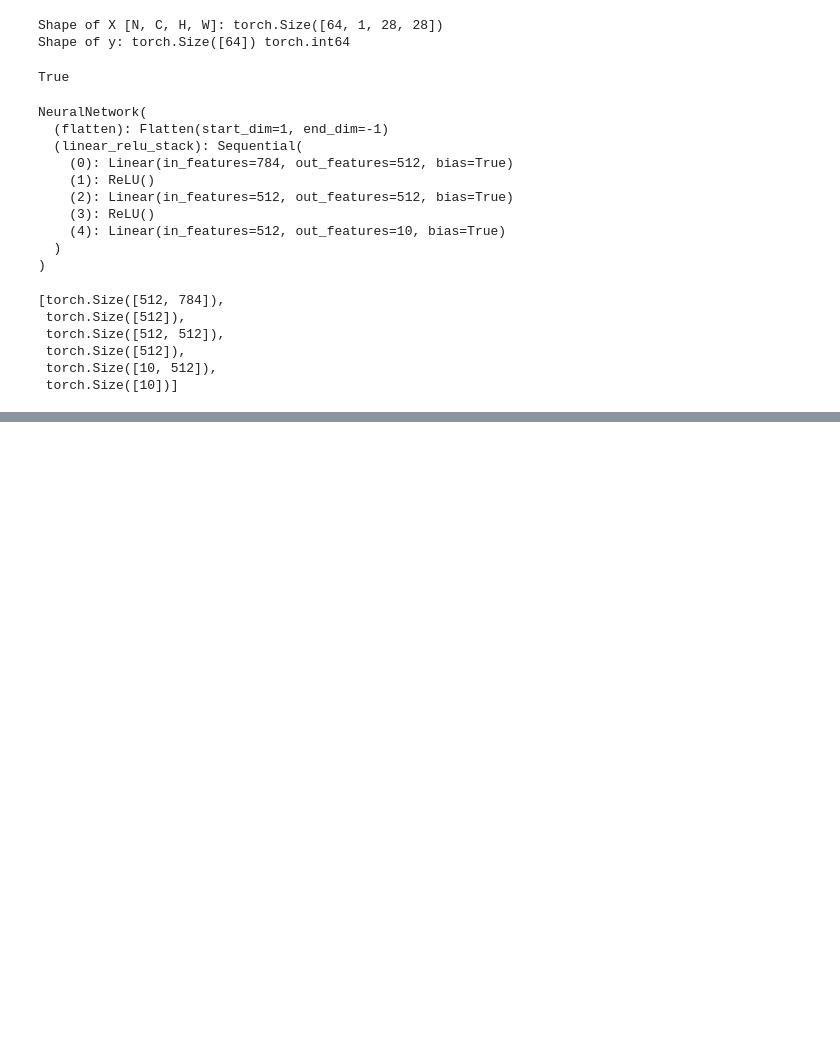
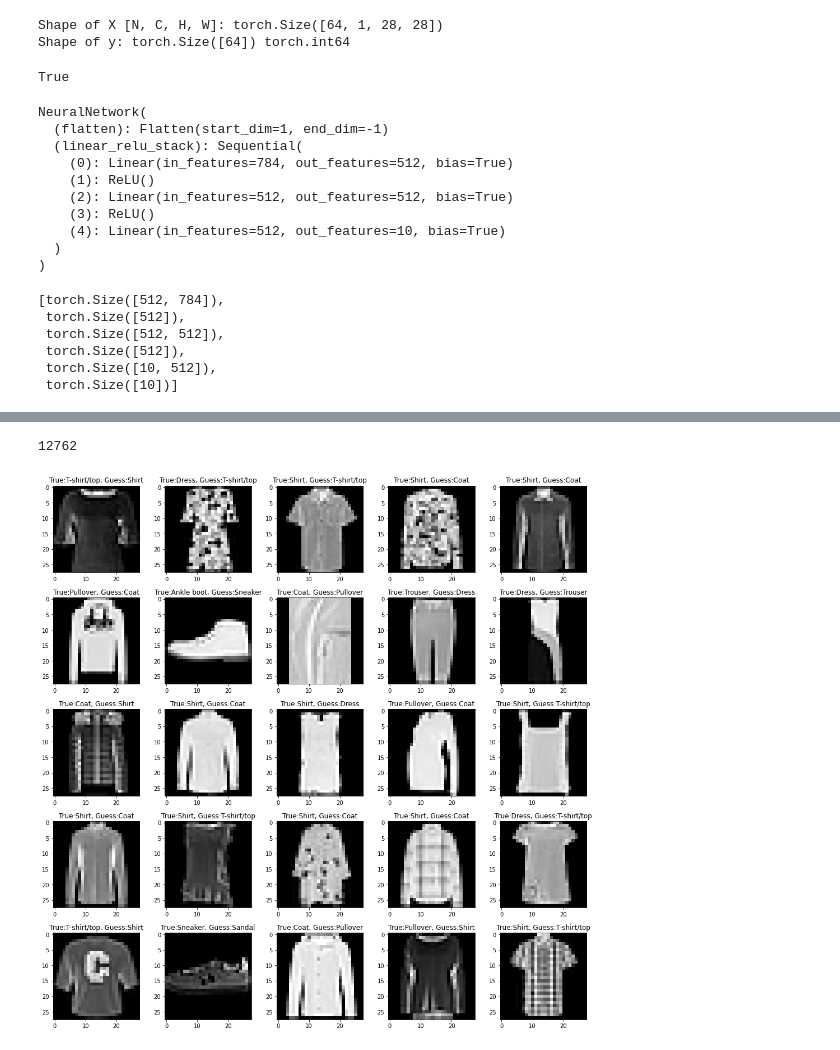
Before and after one commit to mellertd/roux_ml, a Jupyter notebook: tutorial_1.ipynb, the cells around one changed output, grey strips where cells are left out. Saved outputs shown, nothing was run; the diff lists cells and outputs as text; code cells hidden in the pictures; blank space fills up the shorter version.

```diff
--- a/tutorial_1.ipynb
+++ b/tutorial_1.ipynb
@@ -215,0 +202,31 @@ print(model)
+# %%
+# Define model
+class CNeuralNetwork(nn.Module):
+    def __init__(self):
+        super(CNeuralNetwork, self).__init__()
+        self.flatten = nn.Flatten()
+        self.conv_stack = nn.Sequential(
+            nn.Conv2d(1, 16, 3, stride=2, padding=1, padding_mode='reflect'),
+            nn.ReLU(),
+            nn.Conv2d(16, 256, 3, stride=2, padding=1, padding_mode='reflect'),
+            nn.ReLU(),
+            nn.Conv2d(256, 512, 7, stride=1, padding=1, padding_mode='reflect'),
+            nn.MaxPool2d(3),
+        )
+
+        self.linear_relu_stack = nn.Sequential(
+            nn.Linear(512, 512),
+            nn.ReLU(),
+            nn.Linear(512, 512),
+            nn.ReLU(),
+            nn.Linear(512, 10)
+        )
+
+    def forward(self, x):
+        x = self.conv_stack(x)
+        x = self.flatten(x)
+        logits = self.linear_relu_stack(x)
+        return logits
+
+model2 = CNeuralNetwork().to(device)
+print(model2)
@@ -215,0 +252,7 @@ print(model)
+# %%
+optimizer = torch.optim.SGD(model2.parameters(), lr=1e-3)  # Stochastic Gradient Descent
+
+epochs = 15
+for t in trange(epochs):
+    train(train_dataloader, model2, loss_fn, optimizer)
+    test(test_dataloader, model2, loss_fn)
@@ -215,0 +277,5 @@ print(model)
+# %%
+explore_wrong_5x5(train_dataloader, model2, device, class_labels=training_data.classes, seed=90210)
+# %% [output]
+12762
+[figure, added]
```
Also changed, not shown: parts of 7 cells of this notebook.
